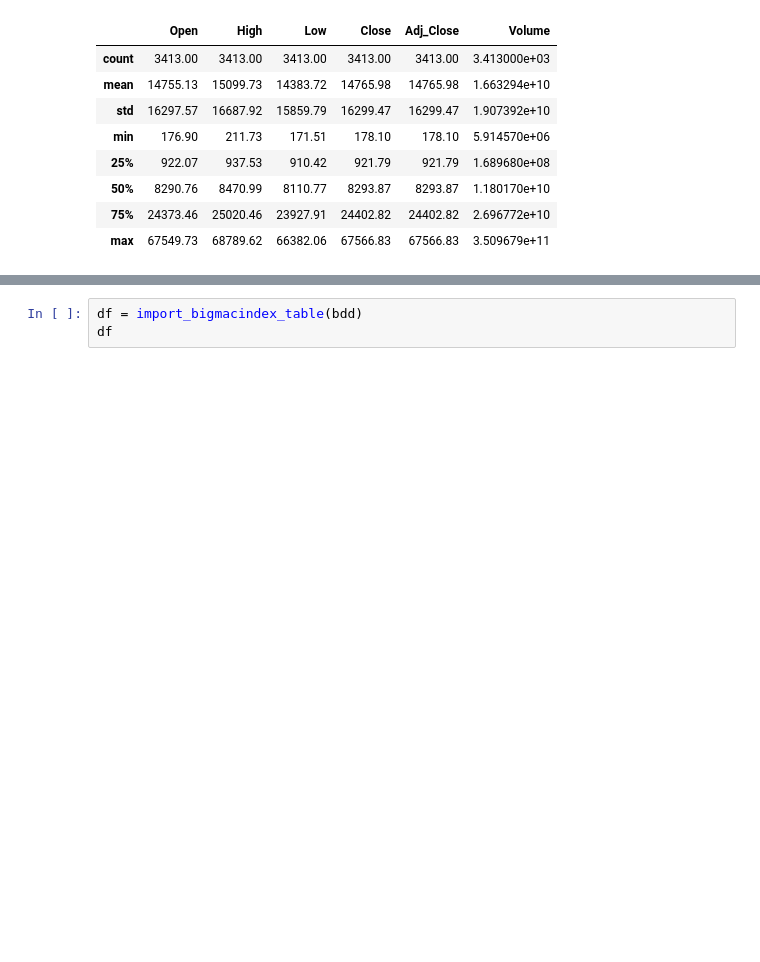
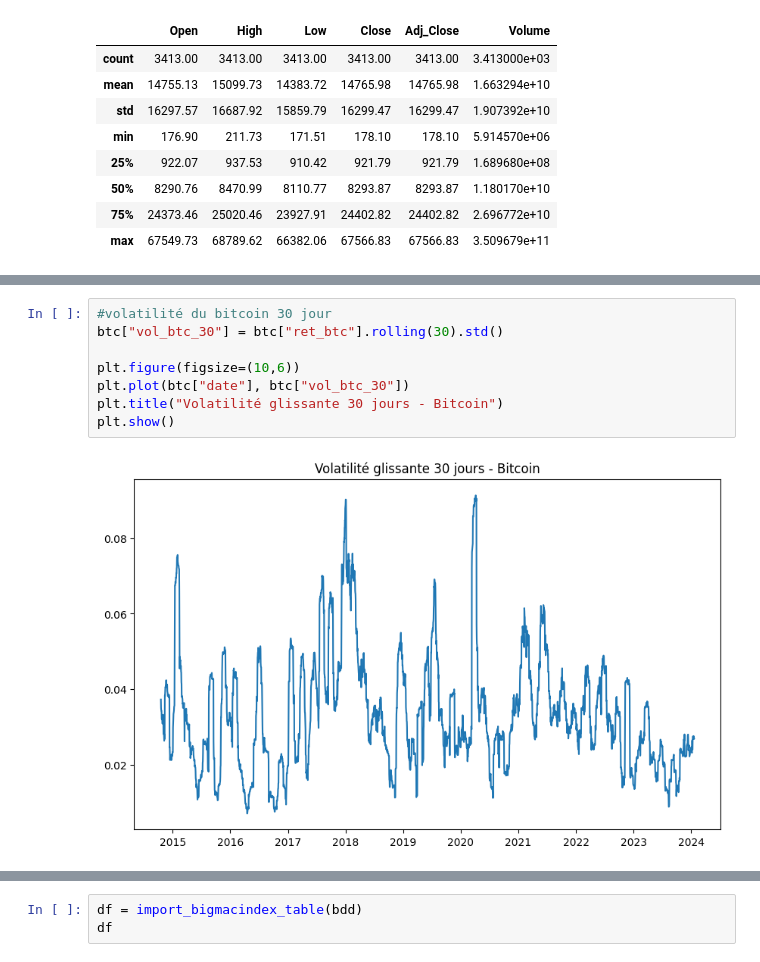
Before and after one commit to gcolpari/STOCKMARKET_PREDICTION-, a Jupyter notebook: AED.ipynb, the cells around one changed output, grey strips where cells are left out. Cells and saved outputs as stored; diff of their text form; blank space fills up the shorter version.

```diff
--- a/AED.ipynb
+++ b/AED.ipynb
@@ -283,0 +310,10 @@ df.iloc[:,1::].describe().round(2)
+# %%
+#volatilité du bitcoin 30 jour
+btc["vol_btc_30"] = btc["ret_btc"].rolling(30).std()
+
+plt.figure(figsize=(10,6))
+plt.plot(btc["date"], btc["vol_btc_30"])
+plt.title("Volatilité glissante 30 jours - Bitcoin")
+plt.show()
+# %% [output]
+[figure, added]
```
Also changed, not shown: parts of 24 cells of this notebook.
